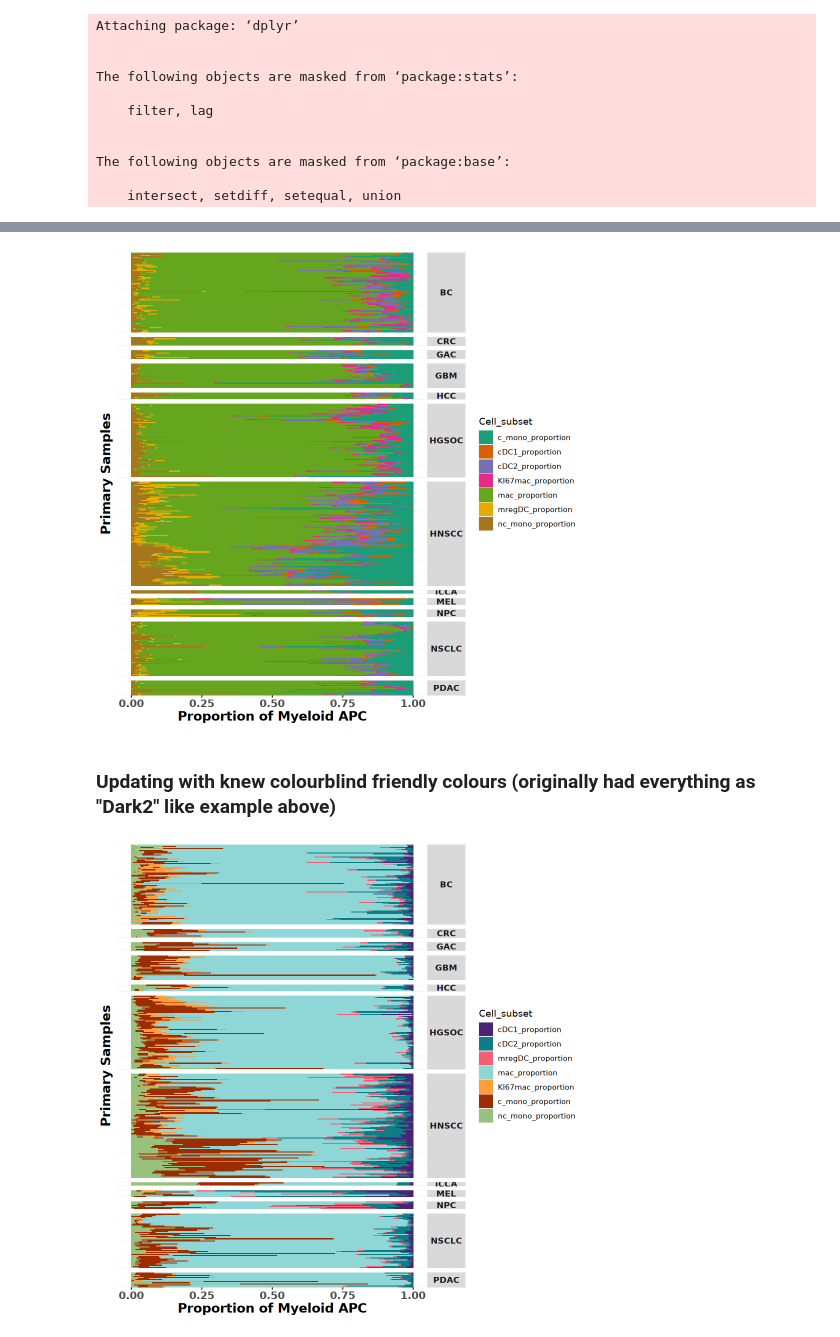
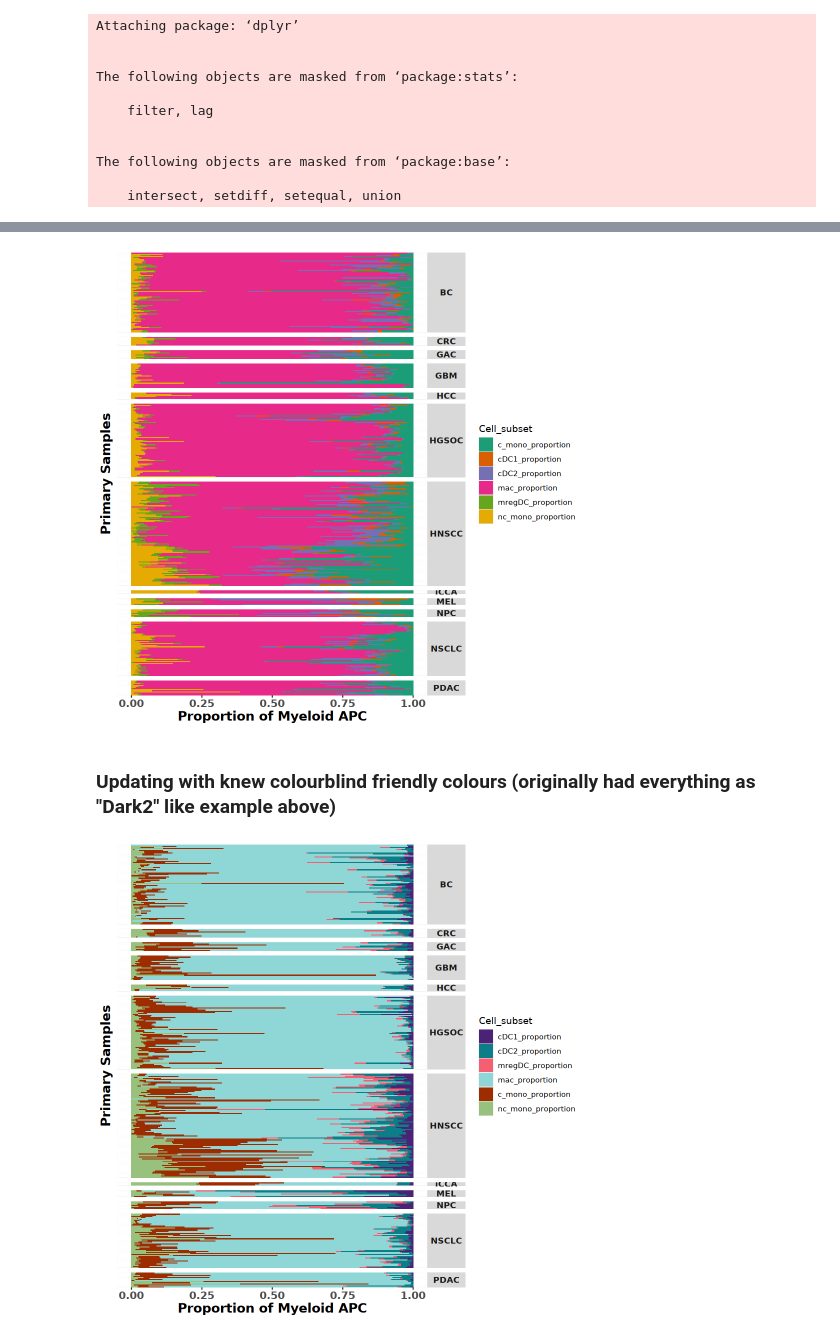
Before and after one commit to tuonglab/Nikita-project, a Jupyter notebook: notebooks/2025-06-17_Stacked-Proportions-allCells-v2.ipynb, the cells around one changed output, grey strips where cells are left out. Saved outputs shown, nothing was run; the diff lists cells and outputs as text; code cells hidden in the pictures.

Commit message:
overlay CD207/cDC2A sigs and updated allcell proportions plot

```diff
--- a/notebooks/2025-06-17_Stacked-Proportions-allCells-v2.ipynb
+++ b/notebooks/2025-06-17_Stacked-Proportions-allCells-v2.ipynb
@@ -182,10 +187,10 @@ proportion_df.to_csv("Full_Atlas_proportions_ascites.csv", index=False)
 setwd('/scratch/user/s4436039/scdata/Myeloid_Objects')
 # %%
 #load data
-df_P <- read.csv("Full_Atlas_proportions_primary.csv", row.names =1)
-df_M <- read.csv("Full_Atlas_proportions_mets.csv", row.names =1)
-df_H <- read.csv("Full_Atlas_proportions_healthy.csv", row.names =1)
-df_A <- read.csv("Full_Atlas_proportions_ascites.csv", row.names =1)
+df_P <- read.csv("Full_Atlas_proportions_primary_2.csv", row.names =1)
+df_M <- read.csv("Full_Atlas_proportions_mets_2.csv", row.names =1)
+df_H <- read.csv("Full_Atlas_proportions_healthy_2.csv", row.names =1)
+df_A <- read.csv("Full_Atlas_proportions_ascites_2.csv", row.names =1)
 # %%
 # change lymph node to LN for plotting
 df_H$site[df_H$site == "lymph node"] <- "LN"
@@ -211,7 +216,7 @@ The following objects are masked from ‘package:base’:
 df_P <- df_P %>%
   tibble::rownames_to_column("integration_id") %>%
   pivot_longer(
-    cols = c(cDC1_proportion, cDC2_proportion, mregDC_proportion, mac_proportion, c_mono_proportion, nc_mono_proportion, KI67mac_proportion),
+    cols = c(cDC1_proportion, cDC2_proportion, mregDC_proportion, mac_proportion, c_mono_proportion, nc_mono_proportion),
     names_to = "Cell_subset",
     values_to = "proportion"
   )
@@ -219,7 +224,7 @@ df_P <- df_P %>%
 df_M <- df_M %>%
   tibble::rownames_to_column("integration_id") %>%
   pivot_longer(
-    cols = c(cDC1_proportion, cDC2_proportion, mregDC_proportion, mac_proportion, c_mono_proportion, nc_mono_proportion, KI67mac_proportion),
+    cols = c(cDC1_proportion, cDC2_proportion, mregDC_proportion, mac_proportion, c_mono_proportion, nc_mono_proportion),
     names_to = "Cell_subset",
     values_to = "proportion"
   )
@@ -227,7 +232,7 @@ df_M <- df_M %>%
 df_H <- df_H %>%
   tibble::rownames_to_column("integration_id") %>%
   pivot_longer(
-    cols = c(cDC1_proportion, cDC2_proportion, mregDC_proportion, mac_proportion, c_mono_proportion, nc_mono_proportion, KI67mac_proportion),
+    cols = c(cDC1_proportion, cDC2_proportion, mregDC_proportion, mac_proportion, c_mono_proportion, nc_mono_proportion),
     names_to = "Cell_subset",
     values_to = "proportion"
   )
@@ -235,7 +240,7 @@ df_H <- df_H %>%
 df_A <- df_A %>%
   tibble::rownames_to_column("integration_id") %>%
   pivot_longer(
-    cols = c(cDC1_proportion, cDC2_proportion, mregDC_proportion, mac_proportion, c_mono_proportion, nc_mono_proportion, KI67mac_proportion),
+    cols = c(cDC1_proportion, cDC2_proportion, mregDC_proportion, mac_proportion, c_mono_proportion, nc_mono_proportion),
     names_to = "Cell_subset",
     values_to = "proportion"
   )
@@ -269,7 +274,7 @@ ggplot(df_P, aes(fill = Cell_subset, x = proportion, y = integration_id)) +
 
 #ggsave("dc_proportions_legend.svg", width = 8, height = 8, units = "in")
 # %% [output]
-[figure, old version]
+[figure, new version]
 # %% [markdown]
 ### Updating with knew colourblind friendly colours (originally had everything as "Dark2" like example above)
 # %%
@@ -279,7 +284,6 @@ df_P$Cell_subset <- factor(df_P$Cell_subset, levels = c(
   "cDC2_proportion",
   "mregDC_proportion",
   "mac_proportion",
-  "KI67mac_proportion",
   "c_mono_proportion",
   "nc_mono_proportion"
 ))
@@ -289,7 +293,6 @@ df_M$Cell_subset <- factor(df_M$Cell_subset, levels = c(
   "cDC2_proportion",
   "mregDC_proportion",
   "mac_proportion",
-  "KI67mac_proportion",
   "c_mono_proportion",
   "nc_mono_proportion"
 ))
@@ -299,7 +302,6 @@ df_H$Cell_subset <- factor(df_H$Cell_subset, levels = c(
   "cDC2_proportion",
   "mregDC_proportion",
   "mac_proportion",
-  "KI67mac_proportion",
   "c_mono_proportion",
   "nc_mono_proportion"
 ))
@@ -309,29 +311,28 @@ df_A$Cell_subset <- factor(df_A$Cell_subset, levels = c(
   "cDC2_proportion",
   "mregDC_proportion",
   "mac_proportion",
-  "KI67mac_proportion",
   "c_mono_proportion",
   "nc_mono_proportion"
 ))
 # %%
 # plot once to show legend
 options(repr.plot.height=8, repr.plot.width=8)
 ggplot(df_P, aes(fill = Cell_subset, x = proportion, y = integration_id)) +
   geom_bar(position = "stack", stat = "identity") +
   facet_grid(cancer_broadest ~ ., scales = "free_y", space = "free") +
   ylab("Primary Samples") +
   xlab("Proportion of Myeloid APC") +
   theme(axis.text.y = element_blank(),
         axis.text.x = element_text(face="bold", size = 12),
         axis.title.x = element_text(face="bold", size = 15),
         axis.title.y = element_text(face="bold", size = 15),
         axis.ticks.y = element_blank(),
         strip.text.y = element_text(angle = 0, face="bold", size = 10)) +
-  scale_fill_manual(values = c("cDC1_proportion" = "#4a2377","cDC2_proportion" = "#0d7d87","mregDC_proportion" = "#f55f74", "mac_proportion" = "#8fd7d7", "c_mono_proportion" = "#9d2c00", "nc_mono_proportion" = "#97c17d", "KI67mac_proportion" = "#ff9d3a"))
+  scale_fill_manual(values = c("cDC1_proportion" = "#4a2377","cDC2_proportion" = "#0d7d87","mregDC_proportion" = "#f55f74", "mac_proportion" = "#8fd7d7", "c_mono_proportion" = "#9d2c00", "nc_mono_proportion" = "#97c17d"))
 
-ggsave("AllCells_proportions_legend.svg", width = 8, height = 8, units = "in")
+ggsave("AllCells_proportions_legend_2.svg", width = 8, height = 8, units = "in")
 # %% [output]
-[figure, old version]
+[figure, new version]
 # %%
 library(svglite)
 # %%
```
Also changed, not shown: parts of 11 cells of this notebook.
